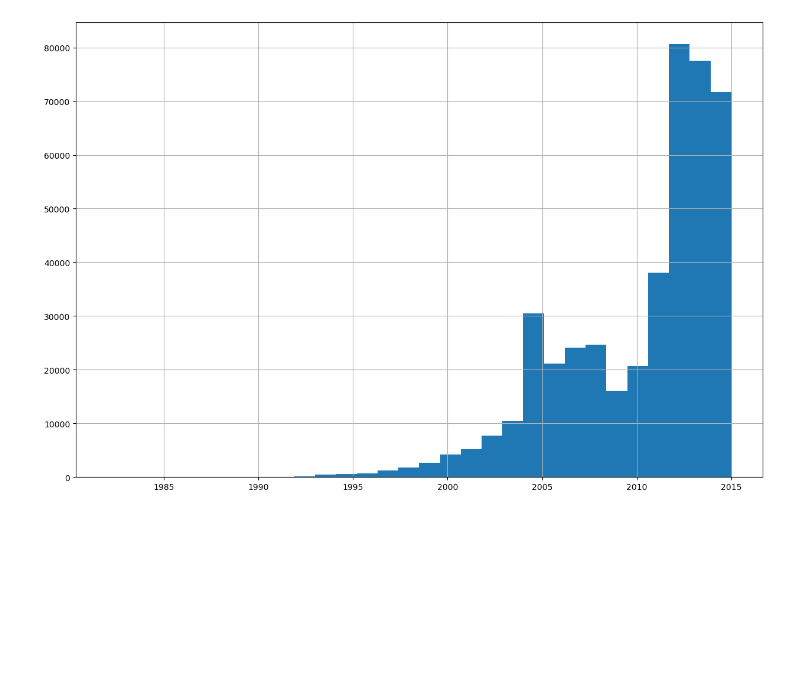
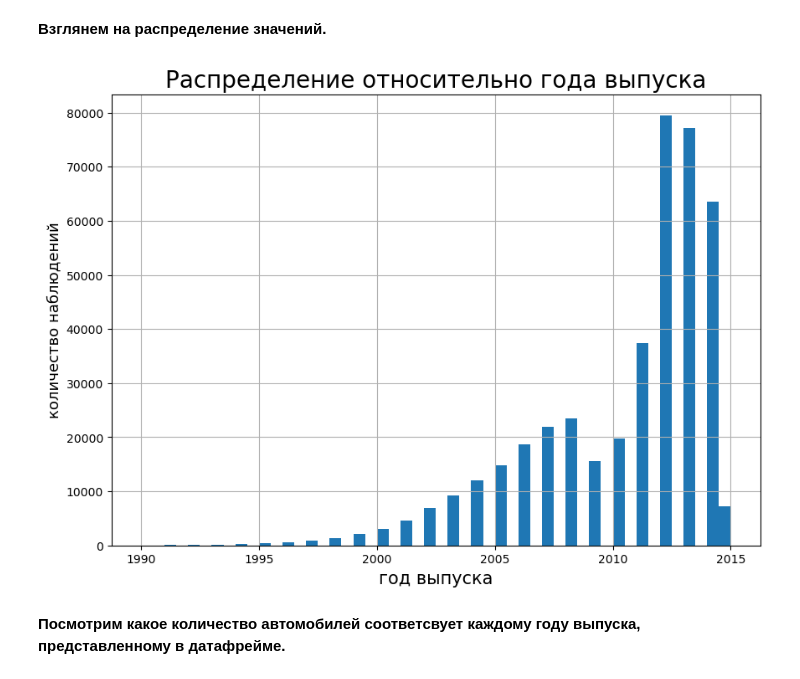
Before and after one commit to RomanGruzdev/BUauto, a Jupyter notebook: AutoBU.ipynb, the cells around one changed output. Saved outputs shown, nothing was run; the diff lists cells and outputs as text; code cells hidden in the pictures; blank space fills up the shorter version.

```diff
--- a/AutoBU.ipynb
+++ b/AutoBU.ipynb
@@ -62,0 +200,2 @@ dtype: int64
+# %%
+data_train = data_train.dropna (subset=['body','condition','odometer'])
@@ -62,0 +220,3 @@ dtype: int64
+# %%
+for b in data_train.loc[data_train['model'].isna(),'make'].unique():
+        data_train.loc[data_train['model'].isna(),'model'] = data_train.loc[data_train['make']==b,'model'].mode()[0]
@@ -62,0 +243,2 @@ dtype: int64
+# %%
+data_train = data_train.drop_duplicates()
@@ -62,0 +251,3 @@ dtype: int64
+# %%
+data_train.reset_index(drop=True, inplace=True)
+opening(data_train)
@@ -72,7 +311,14 @@ array([1982, 1983, 1984, 1985, 1986, 1987, 1988, 1989, 1990, 1991, 1992,
-# %%
-data_train['year'].hist(bins=30,figsize=(15,10));
-# %% [output]
-[figure, removed]
+# %% [markdown]
+**Взглянем на распределение значений.**
+# %%
+data_train['year'].hist(bins=50,figsize=(10,7))
+plt.title("Распределение относительно года выпуска",fontsize=20)
+plt.xlabel('год выпуска',fontsize=15)
+plt.ylabel('количество наблюдений',fontsize=13);
+# %% [output]
+[figure, added]
+# %% [markdown]
+**Посмотрим какое количество автомобилей соответсвует каждому году выпуска, представленному в датафрейме.**
 # %%
 data_train['year'].value_counts()
 # %% [output]
```
Also changed, not shown: parts of 201 cells of this notebook.
